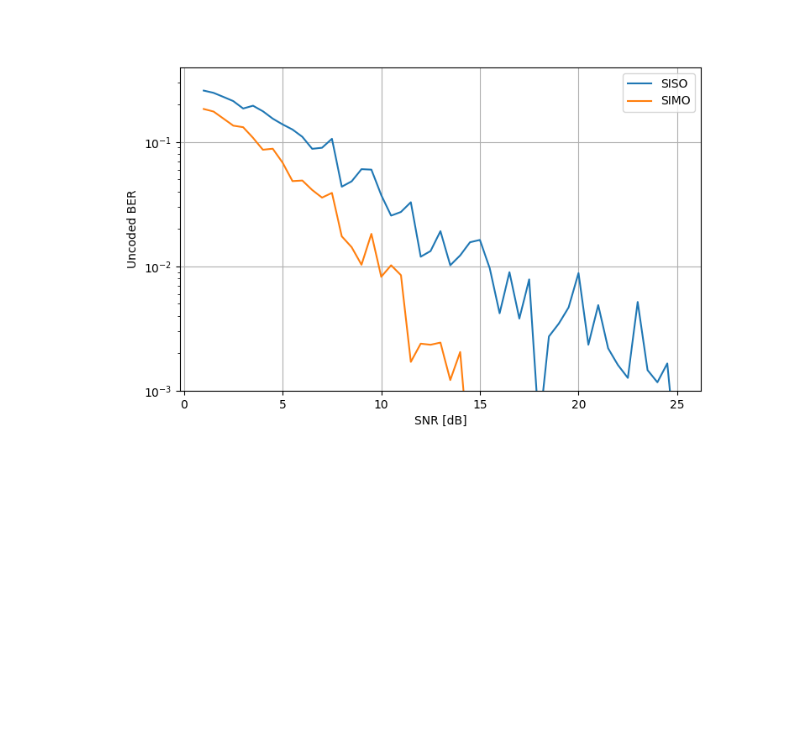
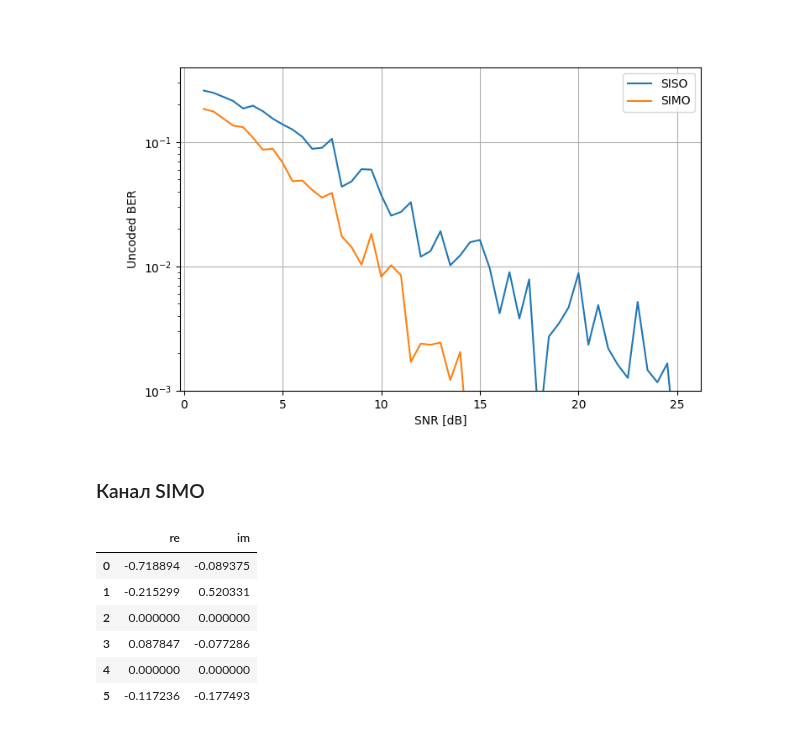
Before and after one commit to isvoropaev02/OFDM, a Jupyter notebook: model_version03/model_performance.ipynb, the cells around one changed output. Drawn from its saved outputs; the diff is of its cells as text; code cells hidden in the pictures; blank space fills up the shorter version.

```diff
--- a/model_version03/model_performance.ipynb
+++ b/model_version03/model_performance.ipynb
@@ -53,3 +43,5 @@ ax_1.grid()
 plt.show()
 # %% [output]
 [figure]
+# %% [markdown]
+### Канал SIMO
@@ -55,0 +54,11 @@ plt.show()
+# %%
+h11.loc[5]={'re':0, 'im':0}
+h21
+# %% [output]
+|  | re | im |
+| 0 | -0.718894 | -0.089375 |
+| 1 | -0.215299 | 0.520331 |
+| 2 | 0.000000 | 0.000000 |
+| 3 | 0.087847 | -0.077286 |
+| 4 | 0.000000 | 0.000000 |
+| 5 | -0.117236 | -0.177493 |
```
Also changed, not shown: parts of 6 cells of this notebook, 8 other files.
